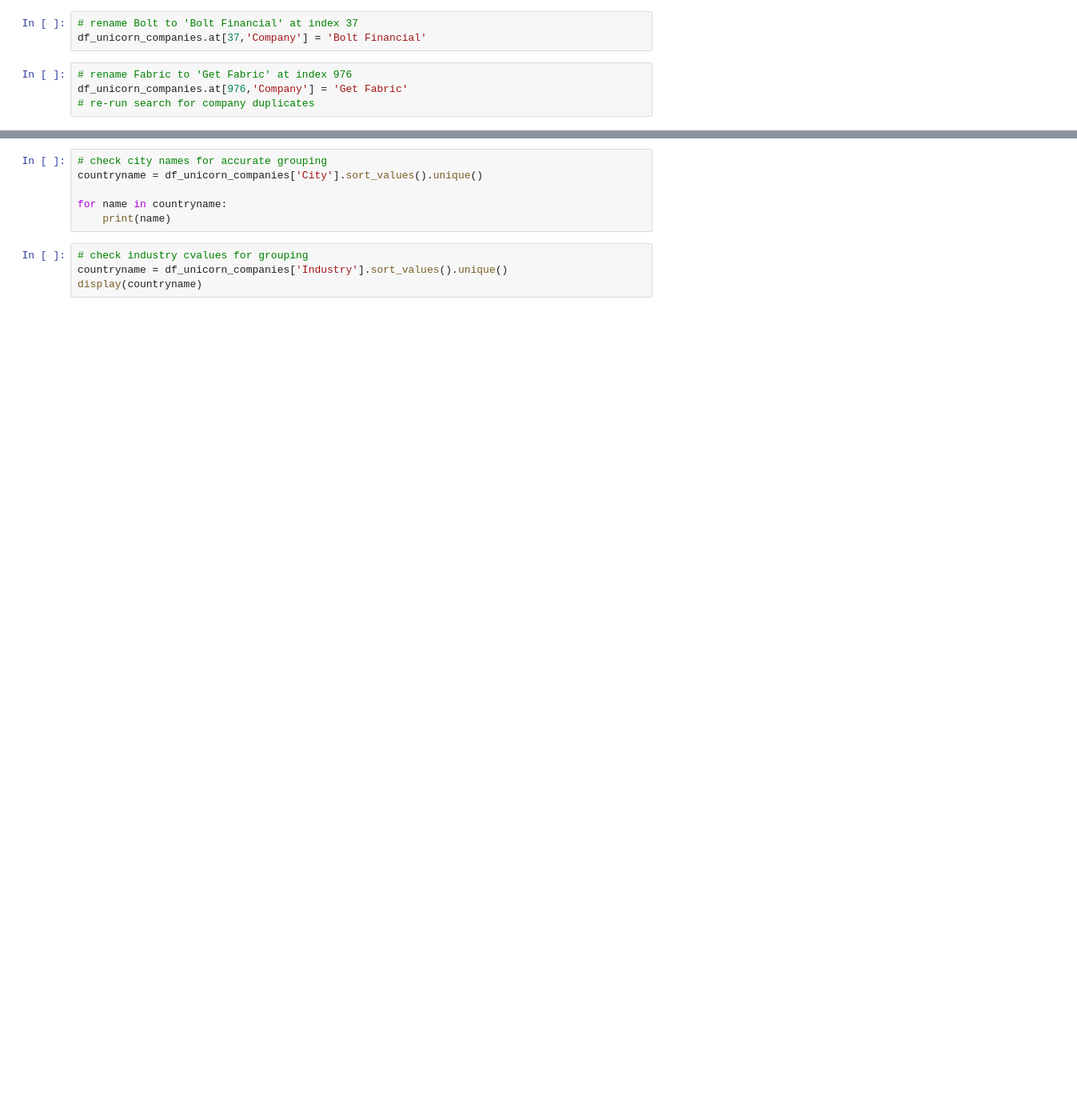
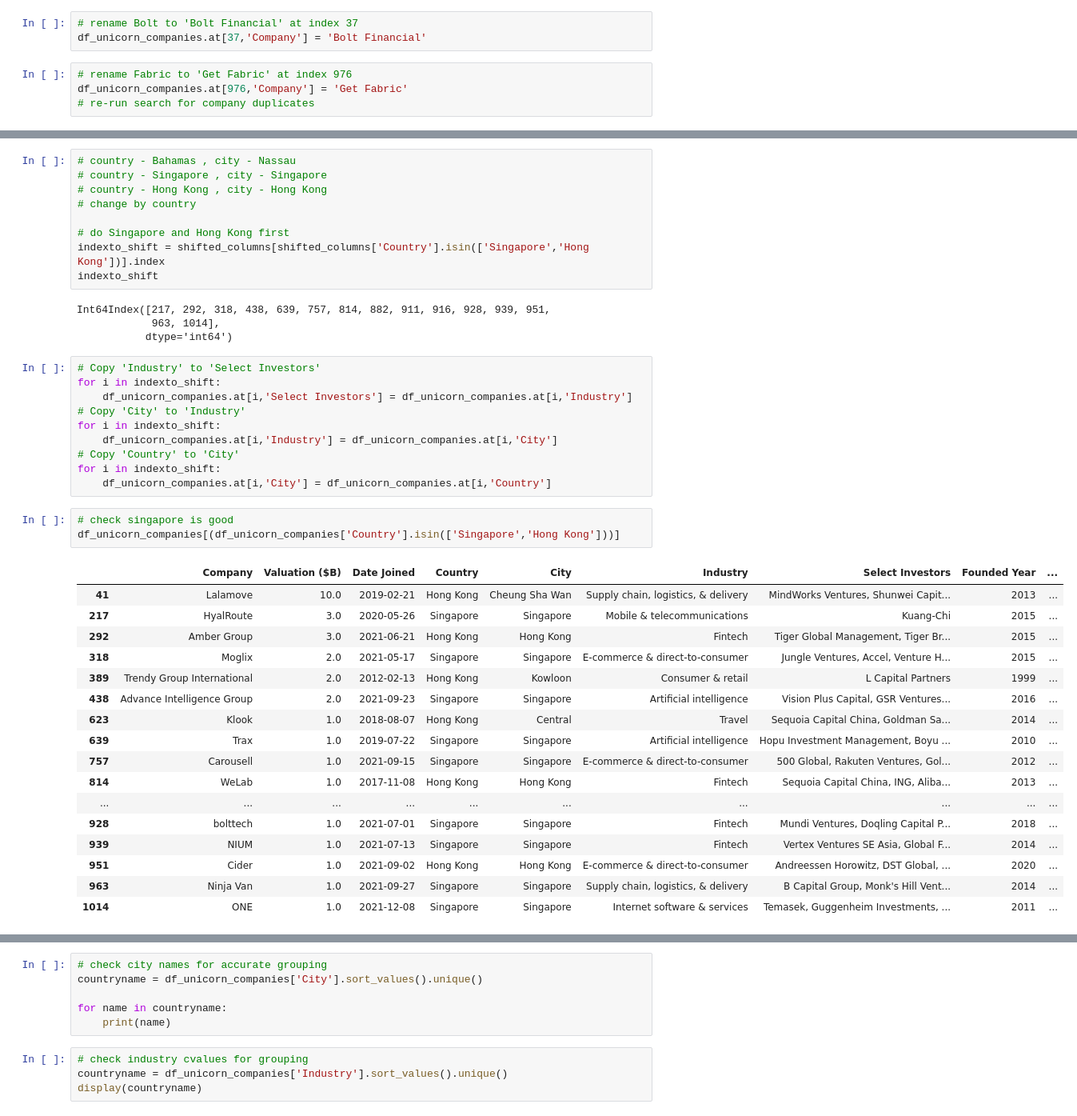
Before and after one commit to kieran-molloy/UCDPA_kieranmolloy, a Jupyter notebook: UnicornCompanies_v3.ipynb, the cells around one changed output, grey strips where cells are left out. Shown at 80% size. Drawn from its saved outputs; the diff is of its cells as text; blank space fills up the shorter version.

```diff
--- a/UnicornCompanies_v3.ipynb
+++ b/UnicornCompanies_v3.ipynb
@@ -372,0 +398,44 @@ display(shifted_columns)
+# %%
+# country - Bahamas , city - Nassau
+# country - Singapore , city - Singapore
+# country - Hong Kong , city - Hong Kong
+# change by country
+
+# do Singapore and Hong Kong first
+indexto_shift = shifted_columns[shifted_columns['Country'].isin(['Singapore','Hong Kong'])].index
+indexto_shift
+# %% [output]
+Int64Index([217, 292, 318, 438, 639, 757, 814, 882, 911, 916, 928, 939, 951,
+            963, 1014],
+           dtype='int64')
+# %%
+# Copy 'Industry' to 'Select Investors'
+for i in indexto_shift:
+    df_unicorn_companies.at[i,'Select Investors'] = df_unicorn_companies.at[i,'Industry']
+# Copy 'City' to 'Industry'
+for i in indexto_shift:
+    df_unicorn_companies.at[i,'Industry'] = df_unicorn_companies.at[i,'City']
+# Copy 'Country' to 'City'
+for i in indexto_shift:
+    df_unicorn_companies.at[i,'City'] = df_unicorn_companies.at[i,'Country']
+# %%
+# check singapore is good
+df_unicorn_companies[(df_unicorn_companies['Country'].isin(['Singapore','Hong Kong']))]
+# %% [output]
+|  | Company | Valuation ($B) | Date Joined | Country | City | Industry | Select Investors | Founded Year | ... |
+| 41 | Lalamove | 10.0 | 2019-02-21 | Hong Kong | Cheung Sha Wan | Supply chain, logistics, & delivery | MindWorks Ventures, Shunwei Capit... | 2013 | ... |
+| 217 | HyalRoute | 3.0 | 2020-05-26 | Singapore | Singapore | Mobile & telecommunications | Kuang-Chi | 2015 | ... |
+| 292 | Amber Group | 3.0 | 2021-06-21 | Hong Kong | Hong Kong | Fintech | Tiger Global Management, Tiger Br... | 2015 | ... |
+| 318 | Moglix | 2.0 | 2021-05-17 | Singapore | Singapore | E-commerce & direct-to-consumer | Jungle Ventures, Accel, Venture H... | 2015 | ... |
+| 389 | Trendy Group International | 2.0 | 2012-02-13 | Hong Kong | Kowloon | Consumer & retail | L Capital Partners | 1999 | ... |
+| 438 | Advance Intelligence Group | 2.0 | 2021-09-23 | Singapore | Singapore | Artificial intelligence | Vision Plus Capital, GSR Ventures... | 2016 | ... |
+| 623 | Klook | 1.0 | 2018-08-07 | Hong Kong | Central | Travel | Sequoia Capital China, Goldman Sa... | 2014 | ... |
+| 639 | Trax | 1.0 | 2019-07-22 | Singapore | Singapore | Artificial intelligence | Hopu Investment Management, Boyu ... | 2010 | ... |
+| 757 | Carousell | 1.0 | 2021-09-15 | Singapore | Singapore | E-commerce & direct-to-consumer | 500 Global, Rakuten Ventures, Gol... | 2012 | ... |
+| 814 | WeLab | 1.0 | 2017-11-08 | Hong Kong | Hong Kong | Fintech | Sequoia Capital China, ING, Aliba... | 2013 | ... |
+| ... | ... | ... | ... | ... | ... | ... | ... | ... | ... |
+| 928 | bolttech | 1.0 | 2021-07-01 | Singapore | Singapore | Fintech | Mundi Ventures, Doqling Capital P... | 2018 | ... |
+| 939 | NIUM | 1.0 | 2021-07-13 | Singapore | Singapore | Fintech | Vertex Ventures SE Asia, Global F... | 2014 | ... |
+| 951 | Cider | 1.0 | 2021-09-02 | Hong Kong | Hong Kong | E-commerce & direct-to-consumer | Andreessen Horowitz, DST Global, ... | 2020 | ... |
+| 963 | Ninja Van | 1.0 | 2021-09-27 | Singapore | Singapore | Supply chain, logistics, & delivery | B Capital Group, Monk's Hill Vent... | 2014 | ... |
+| 1014 | ONE | 1.0 | 2021-12-08 | Singapore | Singapore | Internet software & services | Temasek, Guggenheim Investments, ... | 2011 | ... |
```
Also changed, not shown: parts of 15 cells of this notebook.
